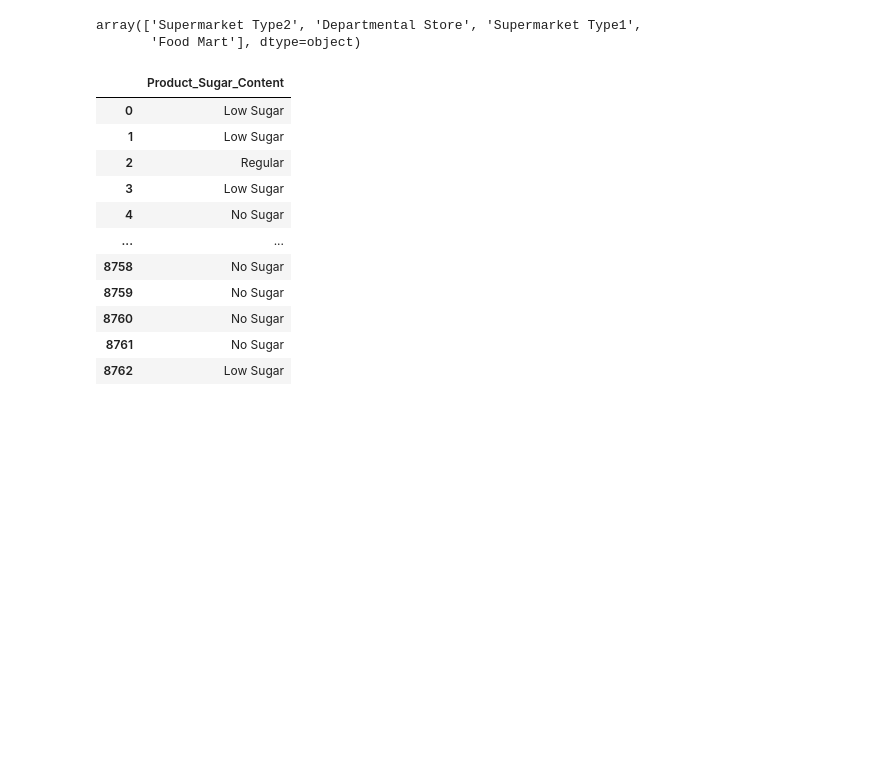
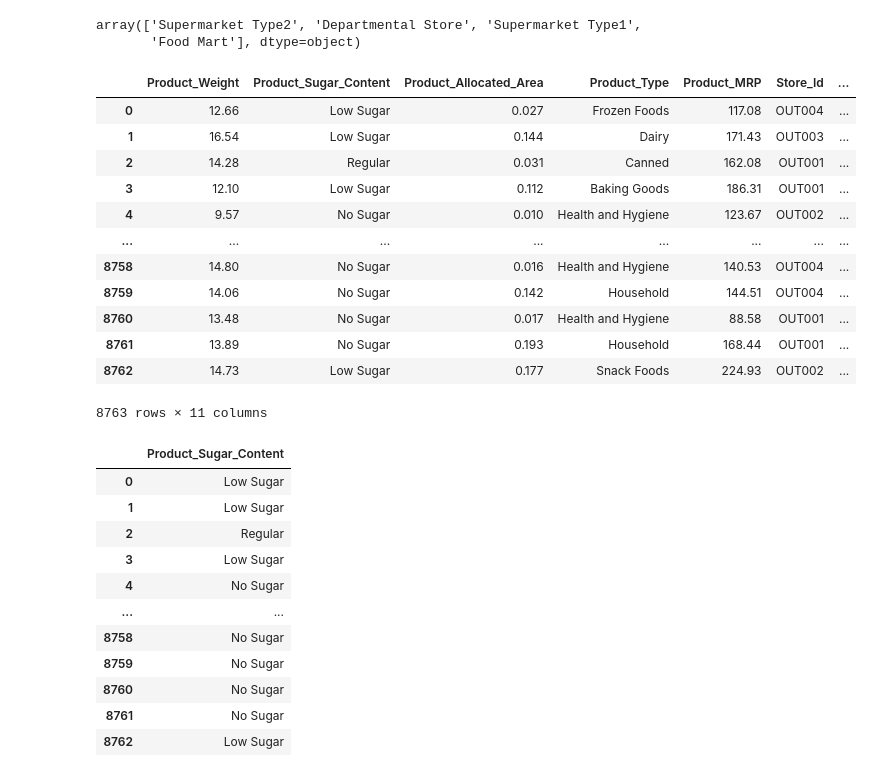
Before and after one commit to samdandy/ai-ml-course-proj-7, a Jupyter notebook: Full_Code_SuperKart_Model_Deployment_Notebook_[Updated].ipynb, the cells around one changed output. Saved outputs shown, nothing was run; the diff lists cells and outputs as text; code cells hidden in the pictures; blank space fills up the shorter version.

```diff
--- a/Full_Code_SuperKart_Model_Deployment_Notebook_[Updated].ipynb
+++ b/Full_Code_SuperKart_Model_Deployment_Notebook_[Updated].ipynb
@@ -198,6 +203,22 @@ array(['Supermarket Type2', 'Departmental Store', 'Supermarket Type1',
 superkart["Product_Sugar_Content"] = superkart["Product_Sugar_Content"].replace("reg", "Regular")
 superkart["Store_Type"] = superkart["Store_Type"].replace("Supermarket Type1", "Super Market Type")
 superkart["Store_Type"] = superkart["Store_Type"].replace("Supermarket Type2", "Super Market Type")
+# %%
+superkart.drop(columns=["Product_Id"])
+# %% [output]
+|  | Product_Weight | Product_Sugar_Content | Product_Allocated_Area | Product_Type | Product_MRP | Store_Id | ... |
+| 0 | 12.66 | Low Sugar | 0.027 | Frozen Foods | 117.08 | OUT004 | ... |
+| 1 | 16.54 | Low Sugar | 0.144 | Dairy | 171.43 | OUT003 | ... |
+| 2 | 14.28 | Regular | 0.031 | Canned | 162.08 | OUT001 | ... |
+| 3 | 12.10 | Low Sugar | 0.112 | Baking Goods | 186.31 | OUT001 | ... |
+| 4 | 9.57 | No Sugar | 0.010 | Health and Hygiene | 123.67 | OUT002 | ... |
+| ... | ... | ... | ... | ... | ... | ... | ... |
+| 8758 | 14.80 | No Sugar | 0.016 | Health and Hygiene | 140.53 | OUT004 | ... |
+| 8759 | 14.06 | No Sugar | 0.142 | Household | 144.51 | OUT004 | ... |
+| 8760 | 13.48 | No Sugar | 0.017 | Health and Hygiene | 88.58 | OUT001 | ... |
+| 8761 | 13.89 | No Sugar | 0.193 | Household | 168.44 | OUT001 | ... |
+| 8762 | 14.73 | Low Sugar | 0.177 | Snack Foods | 224.93 | OUT002 | ... |
+8763 rows × 11 columns
 # %%
 superkart["Product_Sugar_Content"]
 # %% [output]
```
Also changed, not shown: parts of 10 cells of this notebook.
